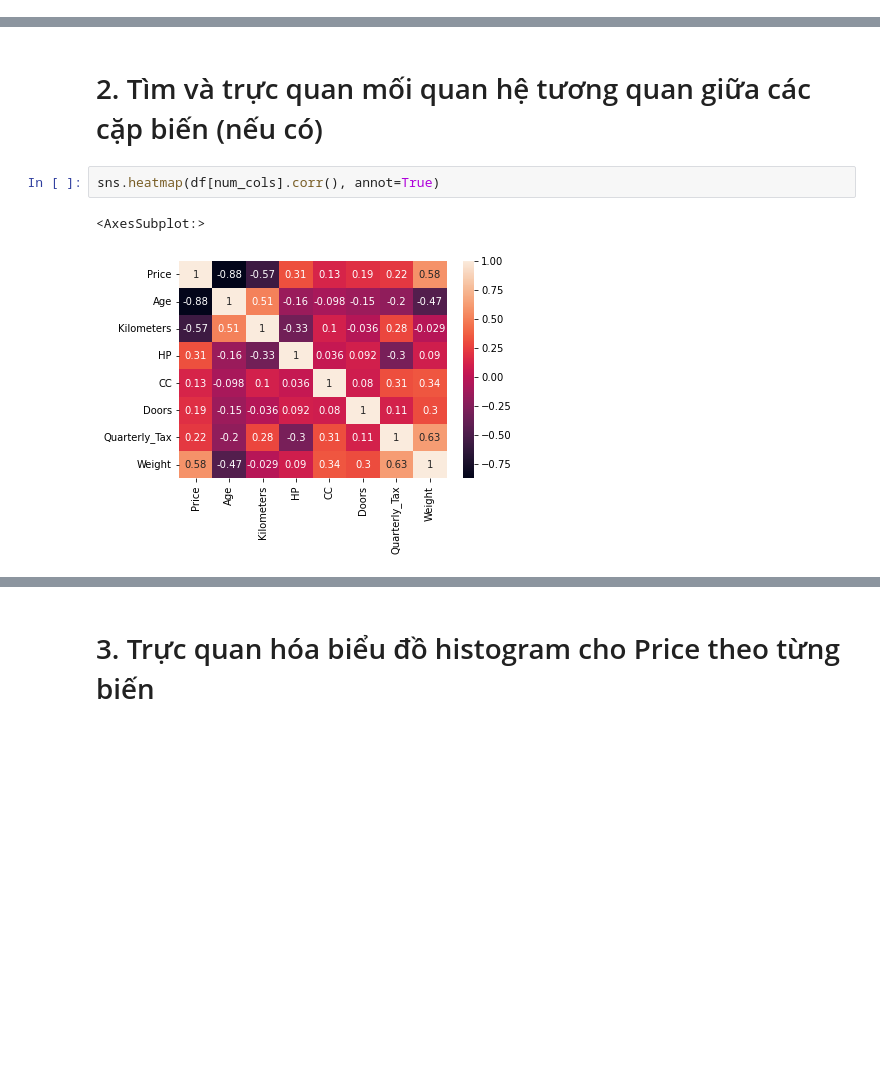
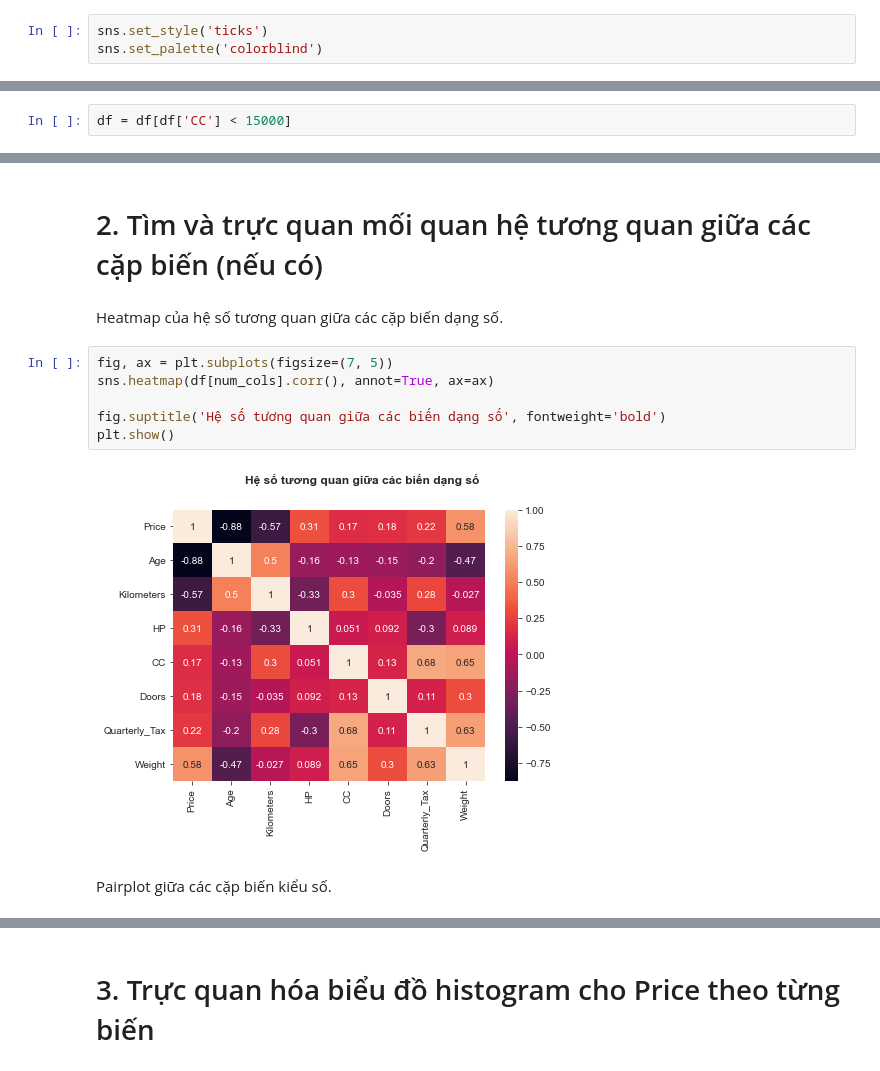
Before and after one commit to mdnam2410/dv-hackathon, a Jupyter notebook: 19120298.ipynb, the cells around one changed output, grey strips where cells are left out. Cells and saved outputs as stored; diff of their text form; blank space fills up the shorter version.

```diff
--- a/19120298.ipynb
+++ b/19120298.ipynb
@@ -14,0 +16,3 @@ from sklearn.metrics import mean_squared_error, mean_squared_log_error
+# %%
+sns.set_style('ticks')
+sns.set_palette('colorblind')
@@ -52,2 +62,4 @@ df['Automatic'] = df['Automatic'].astype(bool)
+# %%
+df = df[df['CC'] < 15000]
 # %% [markdown]
 # 1. Trực quan hóa các thông tin thống kê mô tả cho các biến
@@ -107,9 +142,16 @@ facet_grid.map_dataframe(sns.histplot);
 # %% [markdown]
 # 2. Tìm và trực quan mối quan hệ tương quan giữa các cặp biến (nếu có)
+# %% [markdown]
+Heatmap của hệ số tương quan giữa các cặp biến dạng số.
 # %%
-sns.heatmap(df[num_cols].corr(), annot=True)
+fig, ax = plt.subplots(figsize=(7, 5))
+sns.heatmap(df[num_cols].corr(), annot=True, ax=ax)
+
+fig.suptitle('Hệ số tương quan giữa các biến dạng số', fontweight='bold')
+plt.show()
 # %% [output]
-<AxesSubplot:>
-[figure, old version]
+[figure, new version]
+# %% [markdown]
+Pairplot giữa các cặp biến kiểu số.
 # %%
 sns.pairplot(data=df[num_cols])
```
Also changed, not shown: parts of 47 cells of this notebook.
